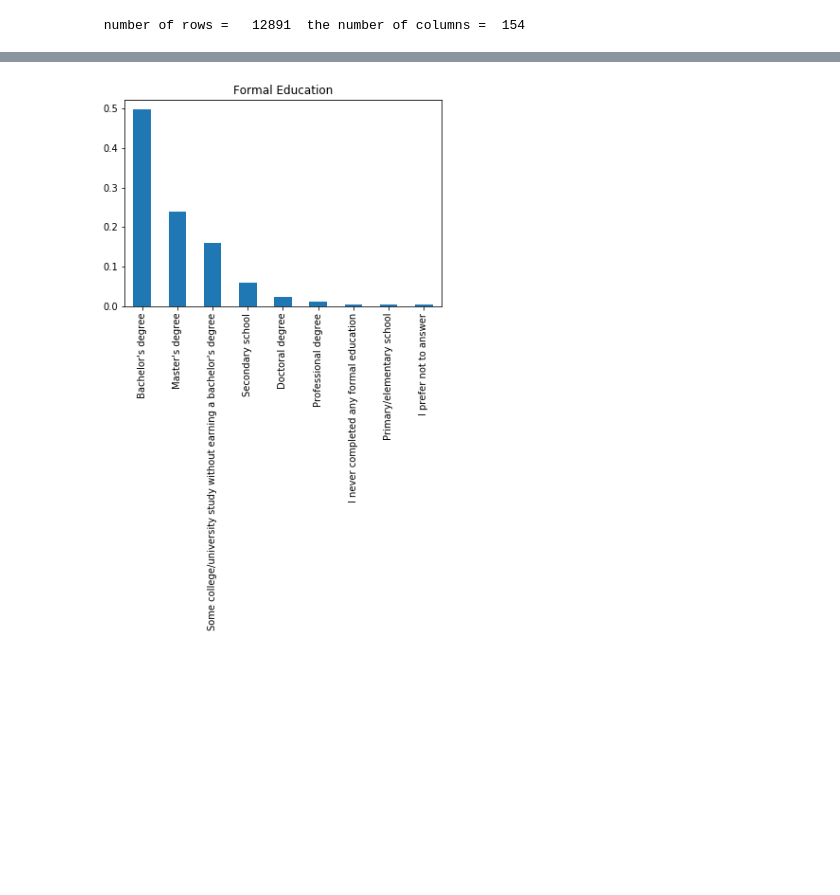
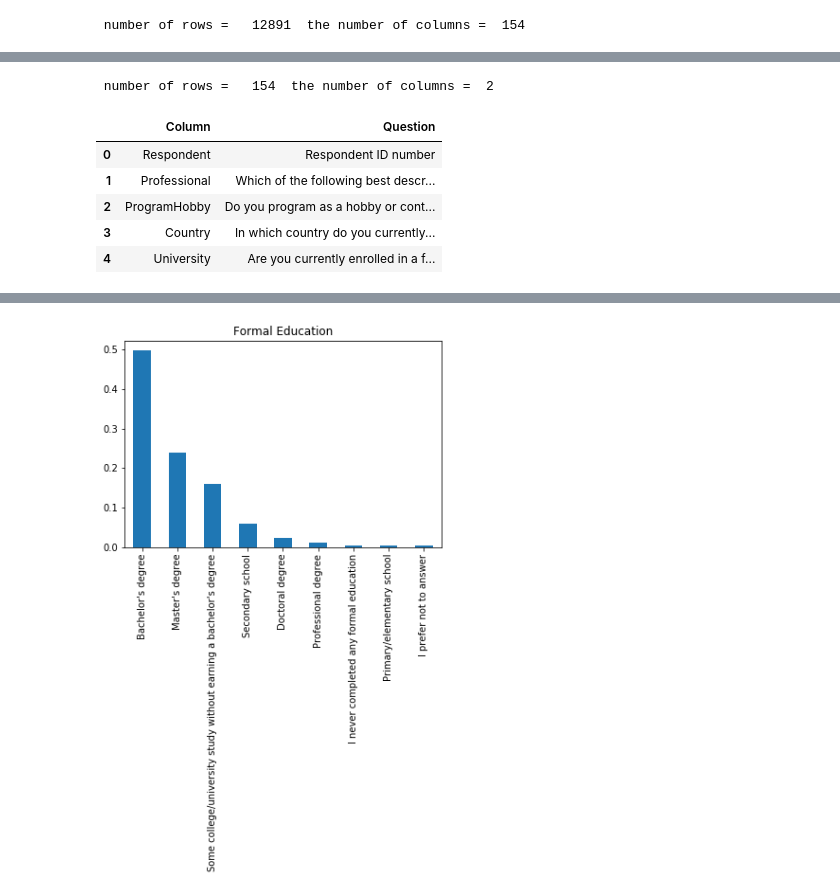
Before and after one commit to mohammedlafi/Write-A-DataScience--Blog, a Jupyter notebook: write-A-DataScienceBlog.ipynb, the cells around one changed output, grey strips where cells are left out. Cells and saved outputs as stored; diff of their text form; code cells hidden in the pictures; blank space fills up the shorter version.

```diff
--- a/write-A-DataScienceBlog.ipynb
+++ b/write-A-DataScienceBlog.ipynb
@@ -53,0 +63,18 @@ df.tail()
+# %%
+#Provide the number of rows and the number of columns in the dataset df2
+num_rows = df2.shape[0]
+num_cols = df2.shape[1]
+
+print(" number of rows =  ", num_rows," the number of columns = ",  num_cols)
+# %% [output]
+ number of rows =   154  the number of columns =  2
+# %%
+# show me the first raws in dataframe df2
+df2.head()
+# %% [output]
+|  | Column | Question |
+| 0 | Respondent | Respondent ID number |
+| 1 | Professional | Which of the following best descr... |
+| 2 | ProgramHobby | Do you program as a hobby or cont... |
+| 3 | Country | In which country do you currently... |
+| 4 | University | Are you currently enrolled in a f... |
```
Also changed, not shown: parts of 53 cells of this notebook.
